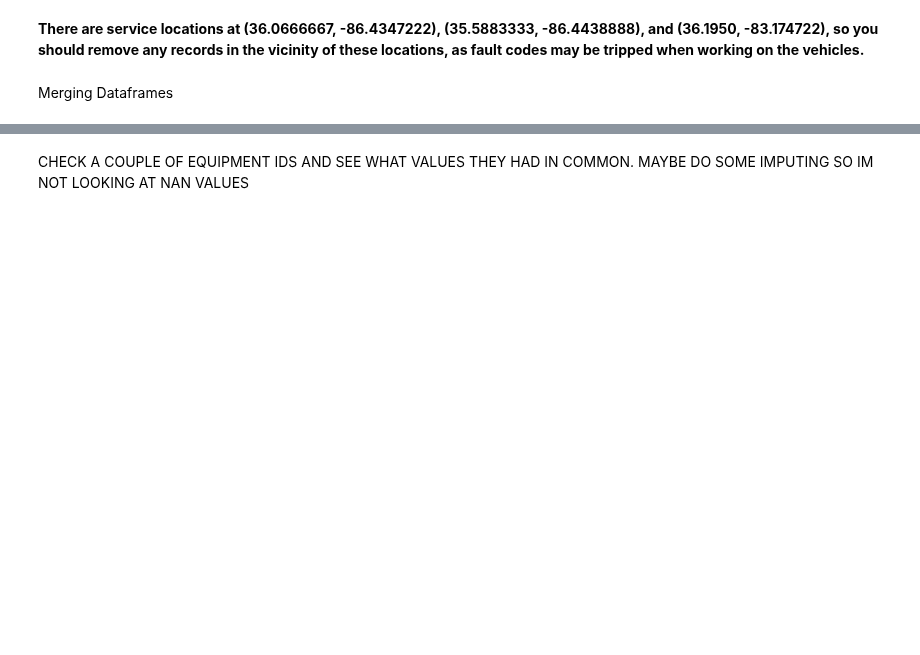
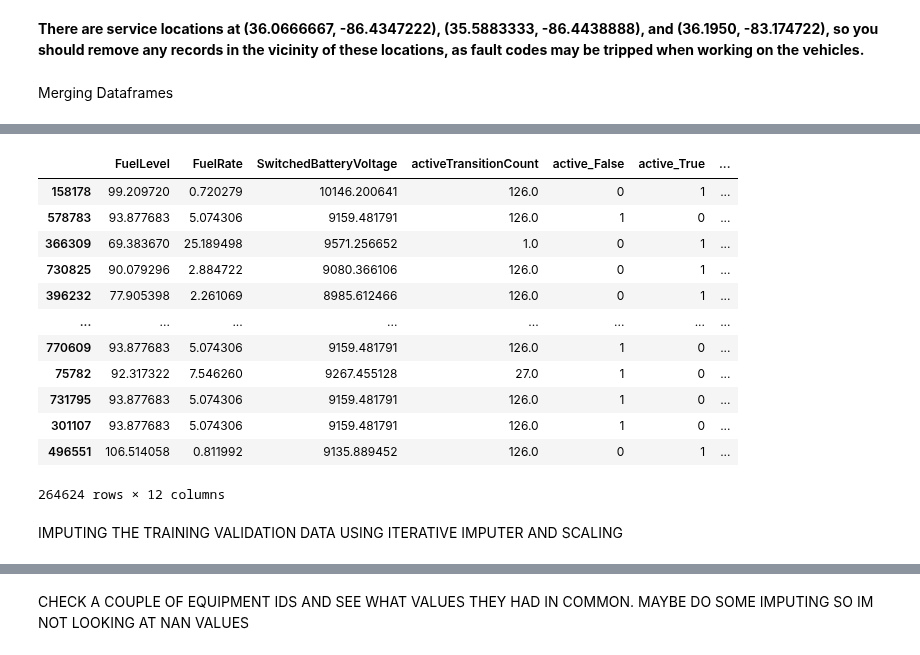
Before and after one commit to KagonDeans/big-g-ml-convoy, a Jupyter notebook: notebooks/kd_transformation_bg.ipynb, the cells around one changed output, grey strips where cells are left out. Drawn from its saved outputs; the diff is of its cells as text; code cells hidden in the pictures; blank space fills up the shorter version.

```diff
--- a/notebooks/kd_transformation_bg.ipynb
+++ b/notebooks/kd_transformation_bg.ipynb
@@ -93,0 +177,16 @@ faults_diagnostics[['CruiseControlActive_True', 'IgnStatus_True', 'ParkingBrake_
+# %%
+X_test
+# %% [output]
+|  | FuelLevel | FuelRate | SwitchedBatteryVoltage | activeTransitionCount | active_False | active_True | ... |
+| 158178 | 99.209720 | 0.720279 | 10146.200641 | 126.0 | 0 | 1 | ... |
+| 578783 | 93.877683 | 5.074306 | 9159.481791 | 126.0 | 1 | 0 | ... |
+| 366309 | 69.383670 | 25.189498 | 9571.256652 | 1.0 | 0 | 1 | ... |
+| 730825 | 90.079296 | 2.884722 | 9080.366106 | 126.0 | 0 | 1 | ... |
+| 396232 | 77.905398 | 2.261069 | 8985.612466 | 126.0 | 0 | 1 | ... |
+| ... | ... | ... | ... | ... | ... | ... | ... |
+| 770609 | 93.877683 | 5.074306 | 9159.481791 | 126.0 | 1 | 0 | ... |
+| 75782 | 92.317322 | 7.546260 | 9267.455128 | 27.0 | 1 | 0 | ... |
+| 731795 | 93.877683 | 5.074306 | 9159.481791 | 126.0 | 1 | 0 | ... |
+| 301107 | 93.877683 | 5.074306 | 9159.481791 | 126.0 | 1 | 0 | ... |
+| 496551 | 106.514058 | 0.811992 | 9135.889452 | 126.0 | 0 | 1 | ... |
+264624 rows × 12 columns
@@ -93,0 +205,2 @@ faults_diagnostics[['CruiseControlActive_True', 'IgnStatus_True', 'ParkingBrake_
+# %% [markdown]
+IMPUTING THE TRAINING VALIDATION DATA USING ITERATIVE IMPUTER AND SCALING
```
Also changed, not shown: parts of 36 cells of this notebook.
